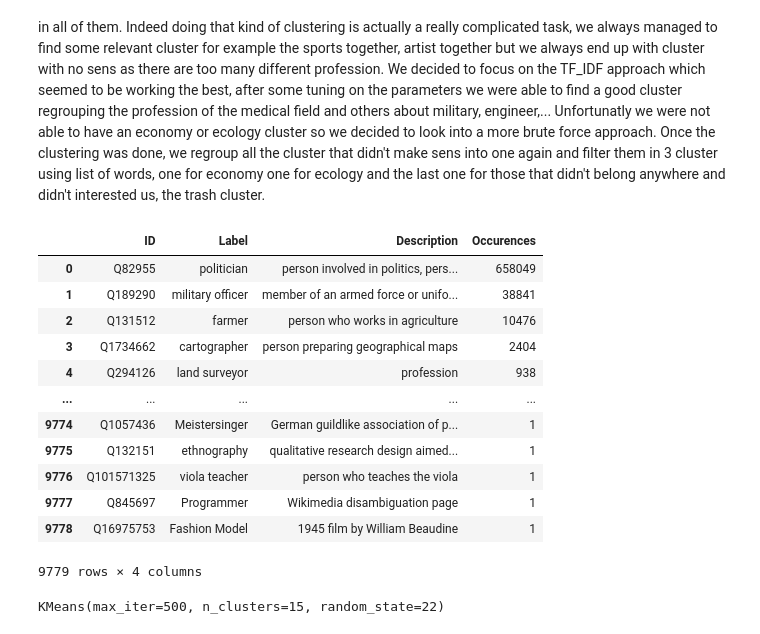
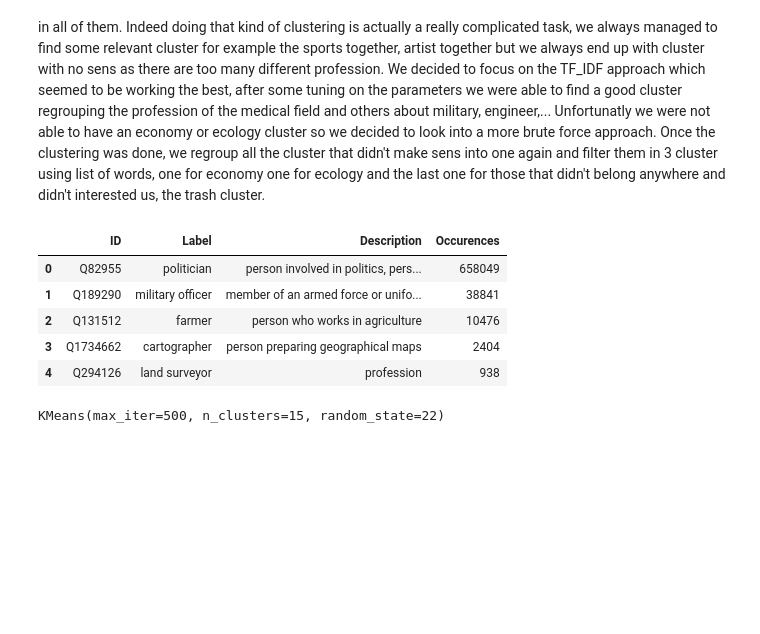
Before and after one commit to epfl-ada/ada-2021-project-abracadabra, a Jupyter notebook: Milestone 2.ipynb, the cells around one changed output. Drawn from its saved outputs; the diff is of its cells as text; code cells hidden in the pictures; blank space fills up the shorter version.

```diff
--- a/Milestone 2.ipynb
+++ b/Milestone 2.ipynb
@@ -578,21 +571,14 @@ df_LD.head(10)
 Our aim is to cluster the label in order to ideally have a cluster regrouping all the medical field, the financial one, the ecology one, military, etc...
 We will use the label and the description in order to find relevant cluster. We have tried different approaches, using TF_IDF matrix, word2vec, doc2vec and we encounter the same problem in all of them. Indeed doing that kind of clustering is actually a really complicated task, we always managed to find some relevant cluster for example the sports together, artist together but we always end up with cluster with no sens as there are too many different profession. We decided to focus on the TF_IDF approach which seemed to be working the best, after some tuning on the parameters we were able to find a good cluster regrouping the profession of the medical field and others about military, engineer,... Unfortunatly we were not able to have an economy or ecology cluster so we decided to look into a more brute force approach. Once the clustering was done, we regroup all the cluster that didn't make sens into one again and filter them in 3 cluster using list of words, one for economy one for ecology and the last one for those that didn't belong anywhere and didn't interested us, the trash cluster.
 # %%
-df_LD
+df_LD.head()
 # %% [output]
 |  | ID | Label | Description | Occurences |
 | 0 | Q82955 | politician | person involved in politics, pers... | 658049 |
 | 1 | Q189290 | military officer | member of an armed force or unifo... | 38841 |
 | 2 | Q131512 | farmer | person who works in agriculture | 10476 |
 | 3 | Q1734662 | cartographer | person preparing geographical maps | 2404 |
 | 4 | Q294126 | land surveyor | profession | 938 |
-| ... | ... | ... | ... | ... |
-| 9774 | Q1057436 | Meistersinger | German guildlike association of p... | 1 |
-| 9775 | Q132151 | ethnography | qualitative research design aimed... | 1 |
-| 9776 | Q101571325 | viola teacher | person who teaches the viola | 1 |
-| 9777 | Q845697 | Programmer | Wikimedia disambiguation page | 1 |
-| 9778 | Q16975753 | Fashion Model | 1945 film by William Beaudine | 1 |
-9779 rows × 4 columns
 # %%
 texts_all = df_LD.Description # Extract description
 target_all = df_LD.Label # Extract label
```
Also changed, not shown: parts of 9 cells of this notebook.
